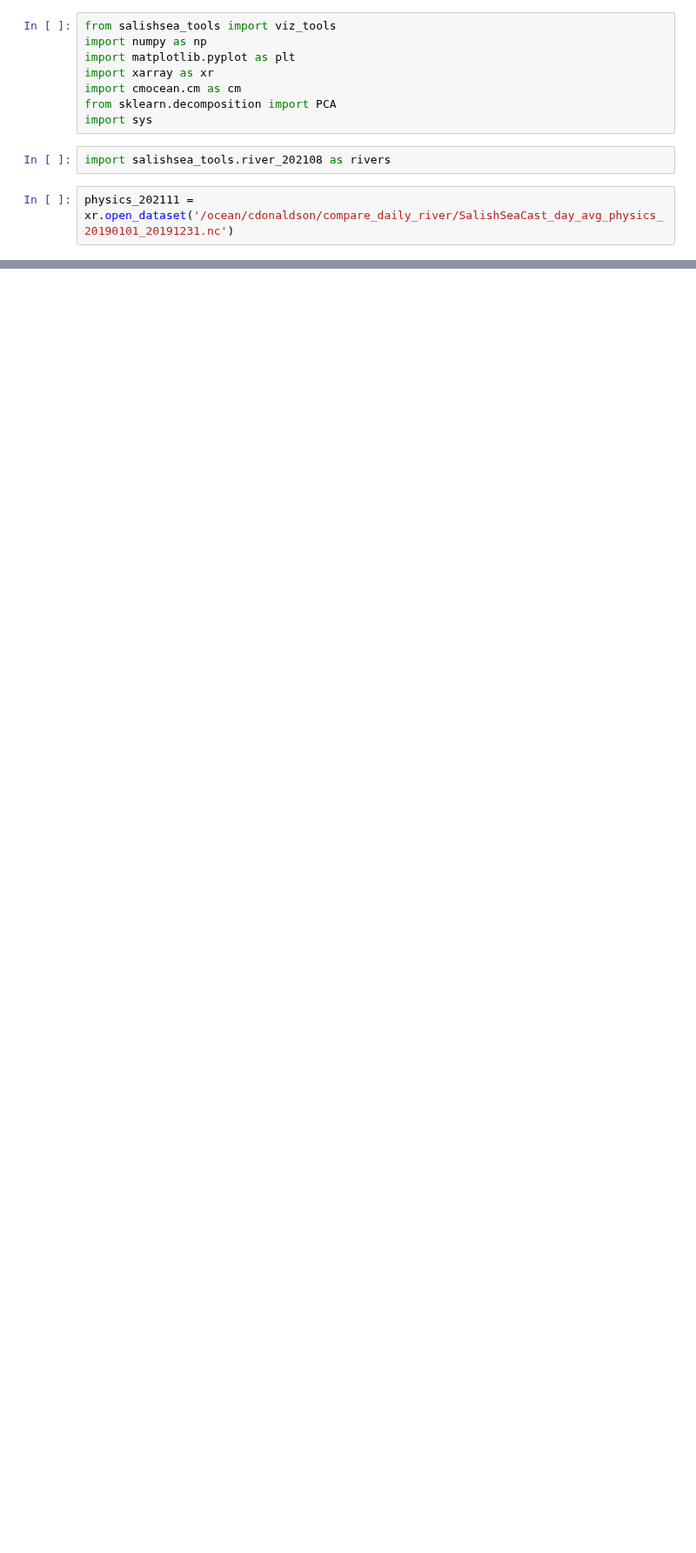
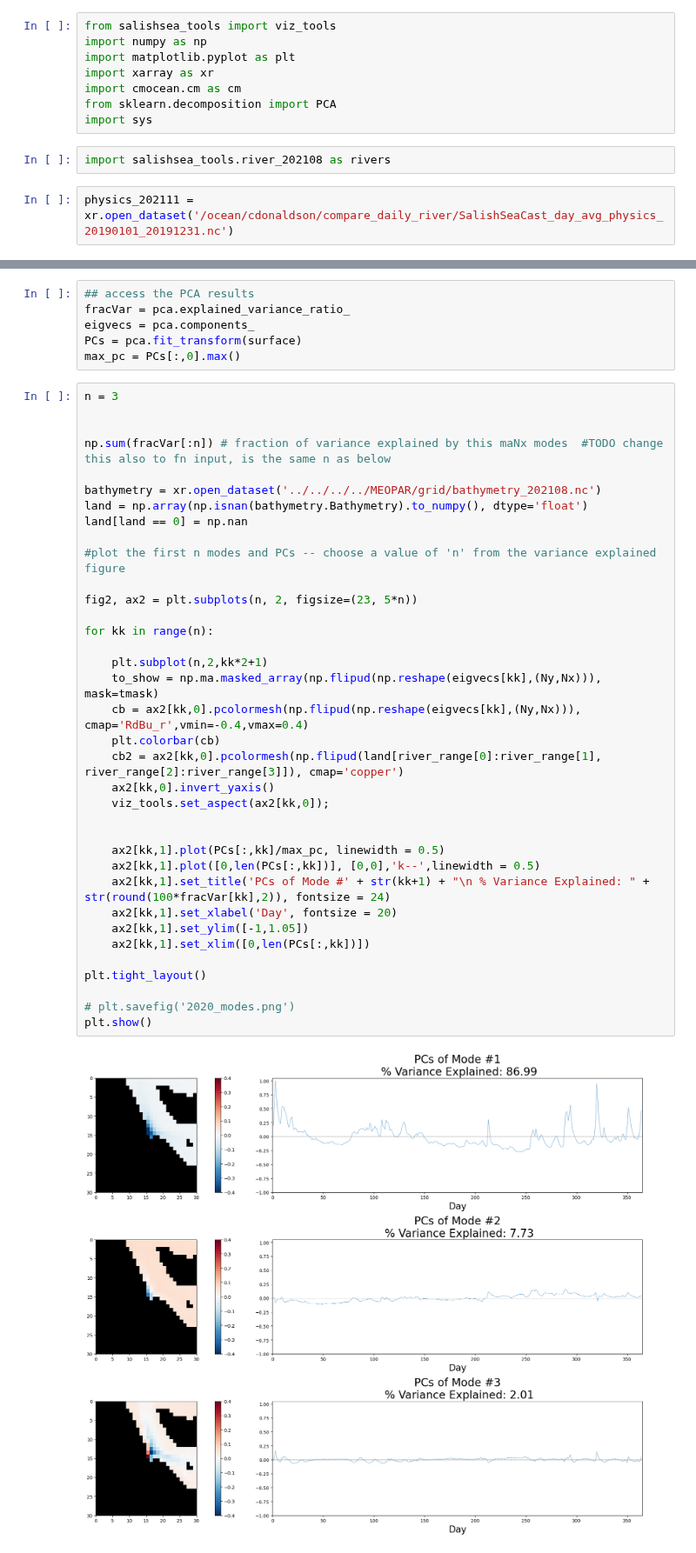
Before and after one commit to SalishSeaCast/analysis-cassidy, a Jupyter notebook: notebooks/compare_daily_river/plume_PCA_zoom.ipynb, the cells around one changed output, grey strips where cells are left out. Shown at 87% size. Drawn from its saved outputs; the diff is of its cells as text; blank space fills up the shorter version.

```diff
--- a/notebooks/compare_daily_river/plume_PCA_zoom.ipynb
+++ b/notebooks/compare_daily_river/plume_PCA_zoom.ipynb
@@ -32,0 +117,44 @@ Attributes:
+# %%
+## access the PCA results
+fracVar = pca.explained_variance_ratio_
+eigvecs = pca.components_
+PCs = pca.fit_transform(surface)
+max_pc = PCs[:,0].max()
+# %%
+n = 3
+
+
+np.sum(fracVar[:n]) # fraction of variance explained by this maNx modes  #TODO change this also to fn input, is the same n as below
+
+bathymetry = xr.open_dataset('../../../../MEOPAR/grid/bathymetry_202108.nc')
+land = np.array(np.isnan(bathymetry.Bathymetry).to_numpy(), dtype='float')
+land[land == 0] = np.nan
+
+#plot the first n modes and PCs -- choose a value of 'n' from the variance explained figure
+
+fig2, ax2 = plt.subplots(n, 2, figsize=(23, 5*n))
+
+for kk in range(n):
+
+    plt.subplot(n,2,kk*2+1)
+    to_show = np.ma.masked_array(np.flipud(np.reshape(eigvecs[kk],(Ny,Nx))), mask=tmask)
+    cb = ax2[kk,0].pcolormesh(np.flipud(np.reshape(eigvecs[kk],(Ny,Nx))), cmap='RdBu_r',vmin=-0.4,vmax=0.4)
+    plt.colorbar(cb)
+    cb2 = ax2[kk,0].pcolormesh(np.flipud(land[river_range[0]:river_range[1], river_range[2]:river_range[3]]), cmap='copper')
+    ax2[kk,0].invert_yaxis()
+    viz_tools.set_aspect(ax2[kk,0]);
+
+
+    ax2[kk,1].plot(PCs[:,kk]/max_pc, linewidth = 0.5)
+    ax2[kk,1].plot([0,len(PCs[:,kk])], [0,0],'k--',linewidth = 0.5)
+    ax2[kk,1].set_title('PCs of Mode #' + str(kk+1) + "\n % Variance Explained: " + str(round(100*fracVar[kk],2)), fontsize = 24)
+    ax2[kk,1].set_xlabel('Day', fontsize = 20)
+    ax2[kk,1].set_ylim([-1,1.05])
+    ax2[kk,1].set_xlim([0,len(PCs[:,kk])])
+
+plt.tight_layout()
+
+# plt.savefig('2020_modes.png')
+plt.show()
+# %% [output]
+[figure, added]
```
Also changed, not shown: parts of 6 cells of this notebook.
